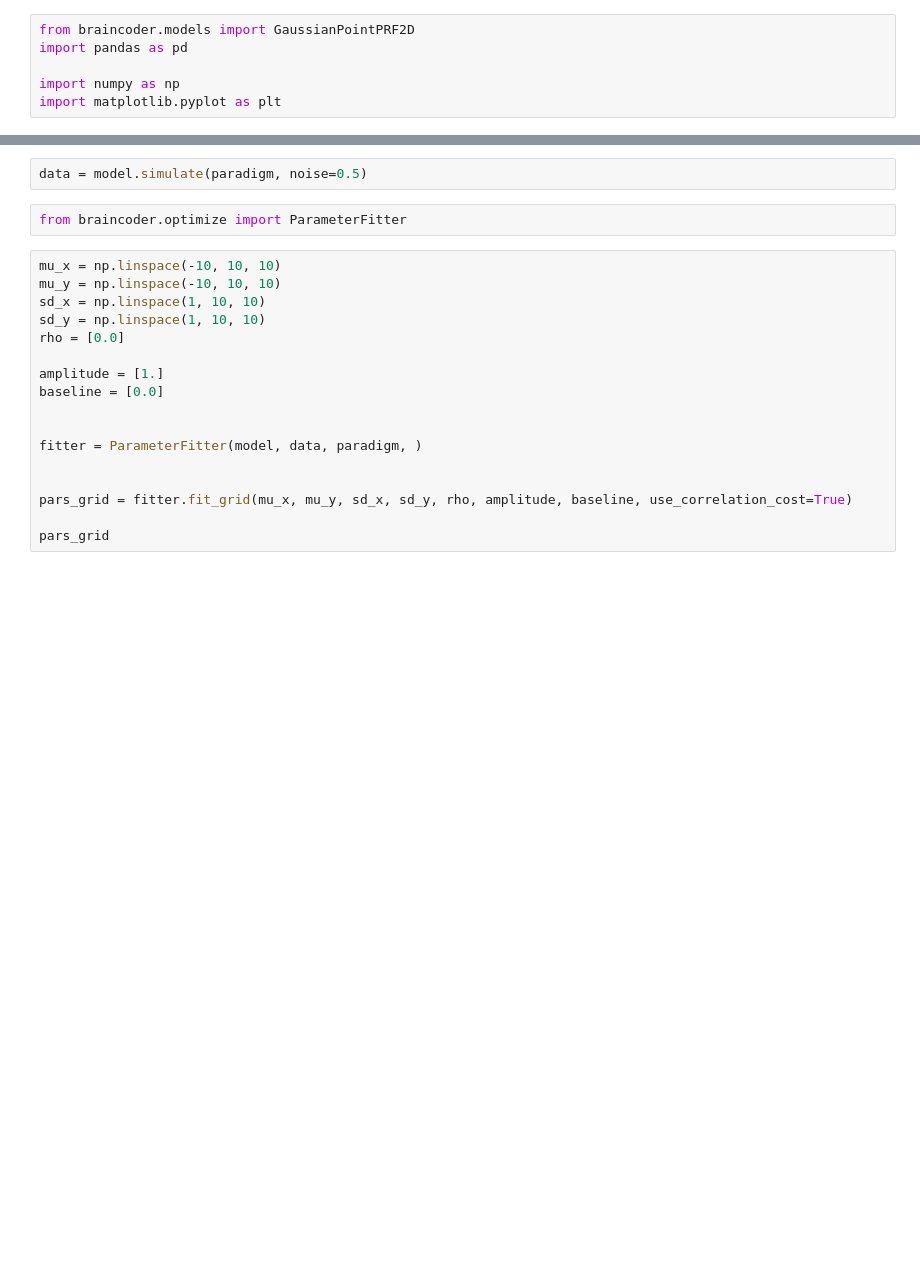
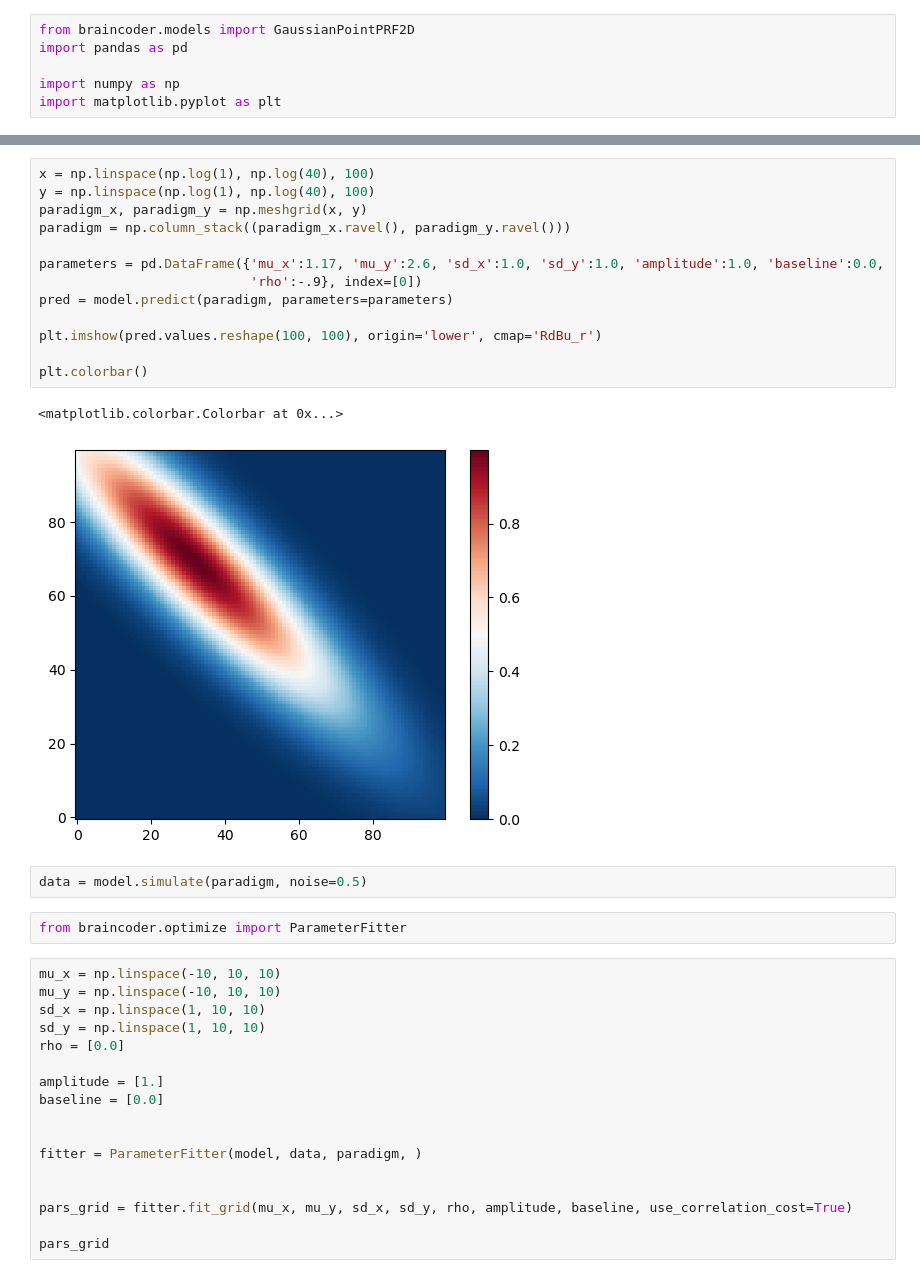
Before and after one commit to Gilles86/braincoder, a Jupyter notebook: notebooks/Fit 2dPointPRF.ipynb, the cells around one changed output, grey strips where cells are left out. Cells and saved outputs as stored; diff of their text form; blank space fills up the shorter version.

```diff
--- a/notebooks/Fit 2dPointPRF.ipynb
+++ b/notebooks/Fit 2dPointPRF.ipynb
@@ -20,3 +45,19 @@ model = GaussianPointPRF2D(parameters=parameters, use_covariance=True)
+# %%
+x = np.linspace(np.log(1), np.log(40), 100)
+y = np.linspace(np.log(1), np.log(40), 100)
+paradigm_x, paradigm_y = np.meshgrid(x, y)
+paradigm = np.column_stack((paradigm_x.ravel(), paradigm_y.ravel()))
+
+parameters = pd.DataFrame({'mu_x':1.17, 'mu_y':2.6, 'sd_x':1.0, 'sd_y':1.0, 'amplitude':1.0, 'baseline':0.0,
+                           'rho':-.9}, index=[0])
+pred = model.predict(paradigm, parameters=parameters)
+
+plt.imshow(pred.values.reshape(100, 100), origin='lower', cmap='RdBu_r')
+
+plt.colorbar()
+# %% [output]
+<matplotlib.colorbar.Colorbar at 0x...>
+[figure, added]
 # %%
 data = model.simulate(paradigm, noise=0.5)
 # %%
```
Also changed, not shown: parts of 10 cells of this notebook, 2 other files.
